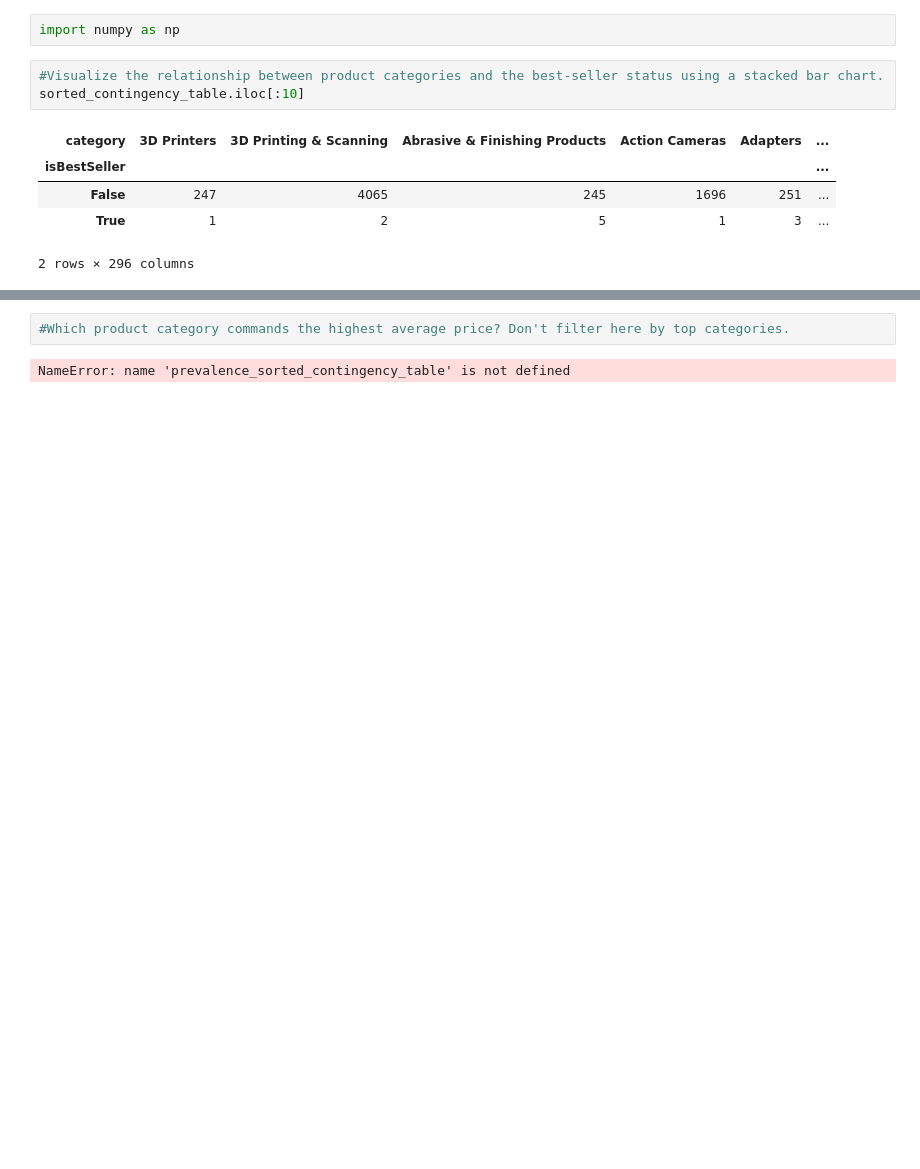
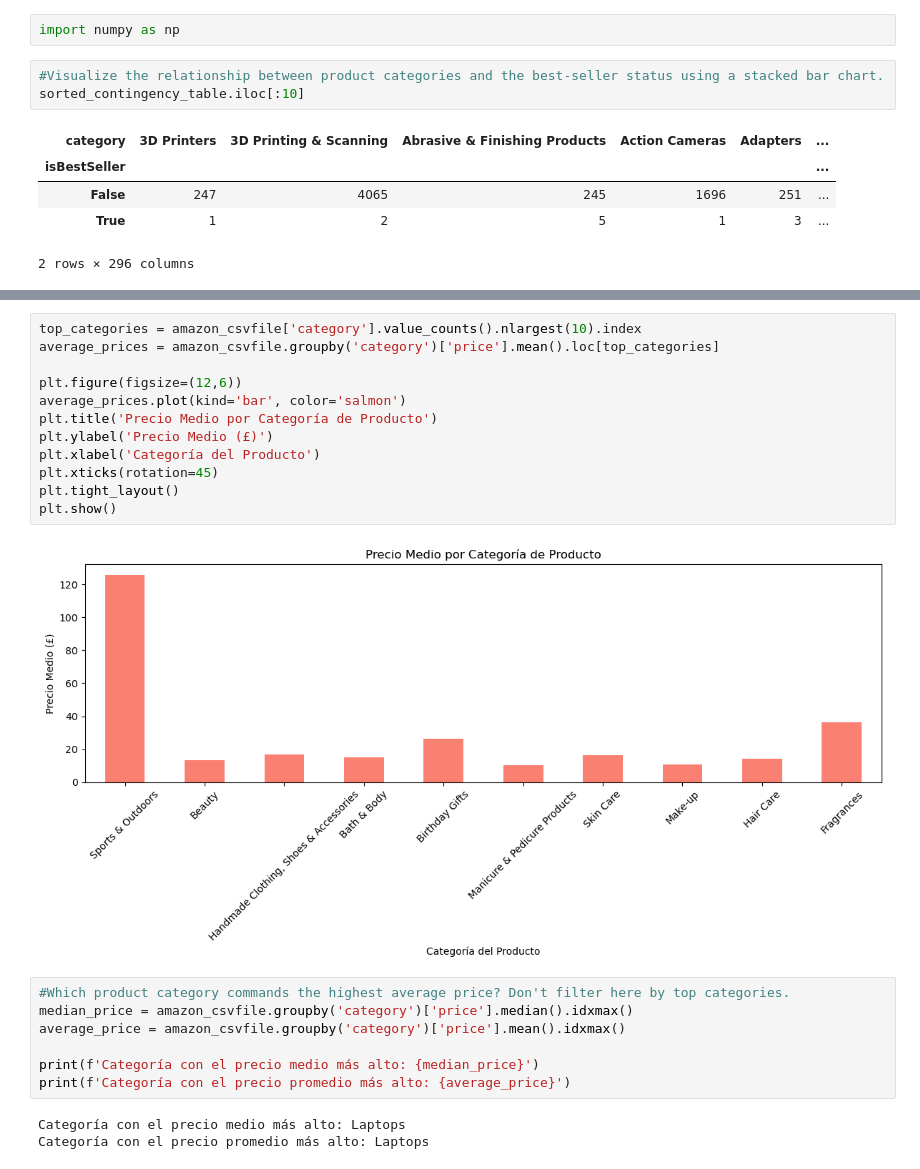
Before and after one commit to Greta-galeana/lab-eda-bivariate, a Jupyter notebook: main.ipynb, the cells around one changed output, grey strips where cells are left out. Cells and saved outputs as stored; diff of their text form; blank space fills up the shorter version.

```diff
--- a/main.ipynb
+++ b/main.ipynb
@@ -66,7 +73,27 @@ ValueError: Could not interpret value `category` for `x`. Value is a string, but
+# %%
+top_categories = amazon_csvfile['category'].value_counts().nlargest(10).index
+average_prices = amazon_csvfile.groupby('category')['price'].mean().loc[top_categories]
+
+plt.figure(figsize=(12,6))
+average_prices.plot(kind='bar', color='salmon')
+plt.title('Precio Medio por Categoría de Producto')
+plt.ylabel('Precio Medio (£)')
+plt.xlabel('Categoría del Producto')
+plt.xticks(rotation=45)
+plt.tight_layout()
+plt.show()
+# %% [output]
+[figure, added]
 # %%
 #Which product category commands the highest average price? Don't filter here by top categories.
+median_price = amazon_csvfile.groupby('category')['price'].median().idxmax()
+average_price = amazon_csvfile.groupby('category')['price'].mean().idxmax()
+
+print(f'Categoría con el precio medio más alto: {median_price}')
+print(f'Categoría con el precio promedio más alto: {average_price}')
 # %% [output]
-NameError: name 'prevalence_sorted_contingency_table' is not defined
+Categoría con el precio medio más alto: Laptops
+Categoría con el precio promedio más alto: Laptops
 # %%
 #Visualize the distribution of product ratings based on their category using side-by-side box plots. Filter out the top 10 categories based on count for better visualization.
 # highest median rating from customers? Don't filter here by top categories.
```
Also changed, not shown: parts of 8 cells of this notebook.
